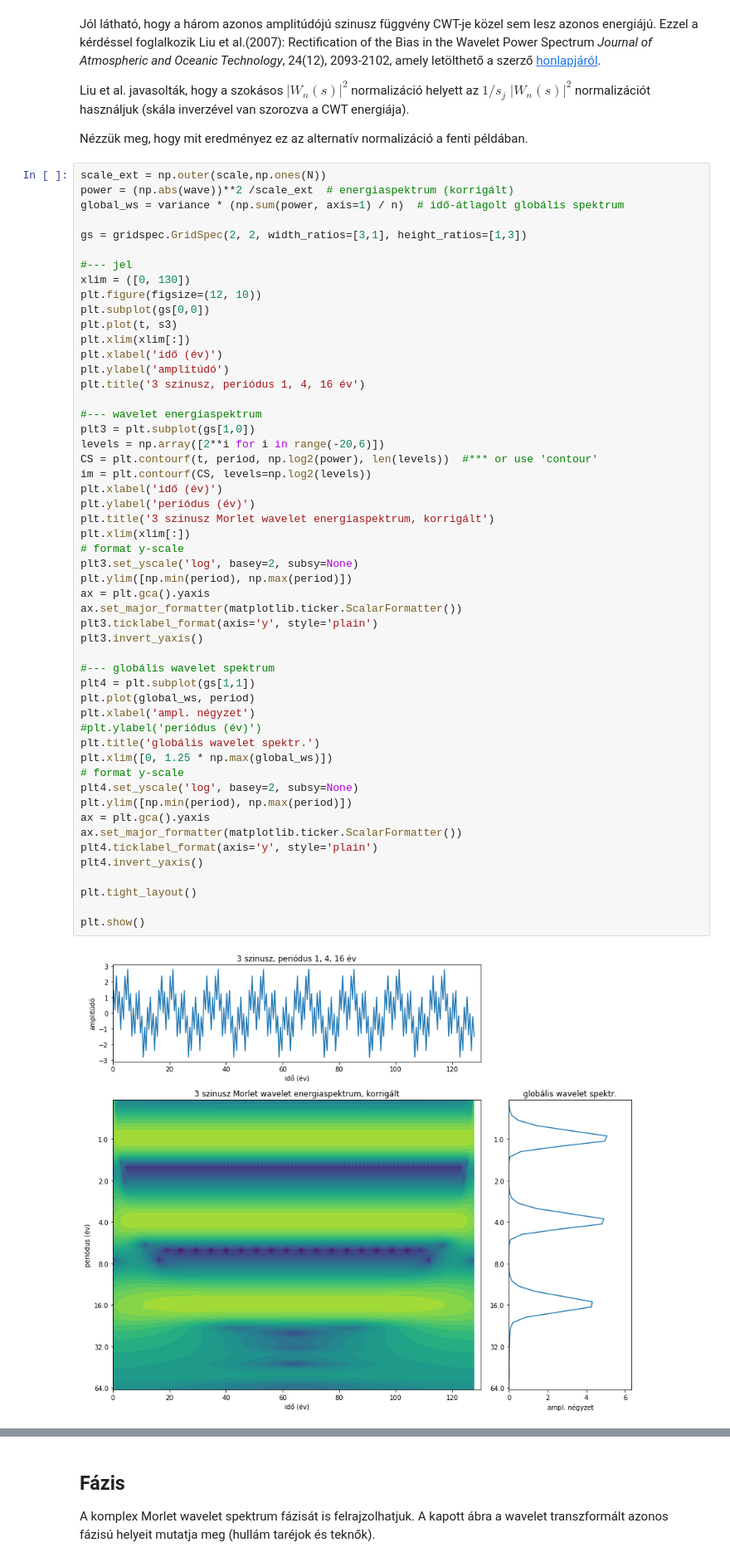
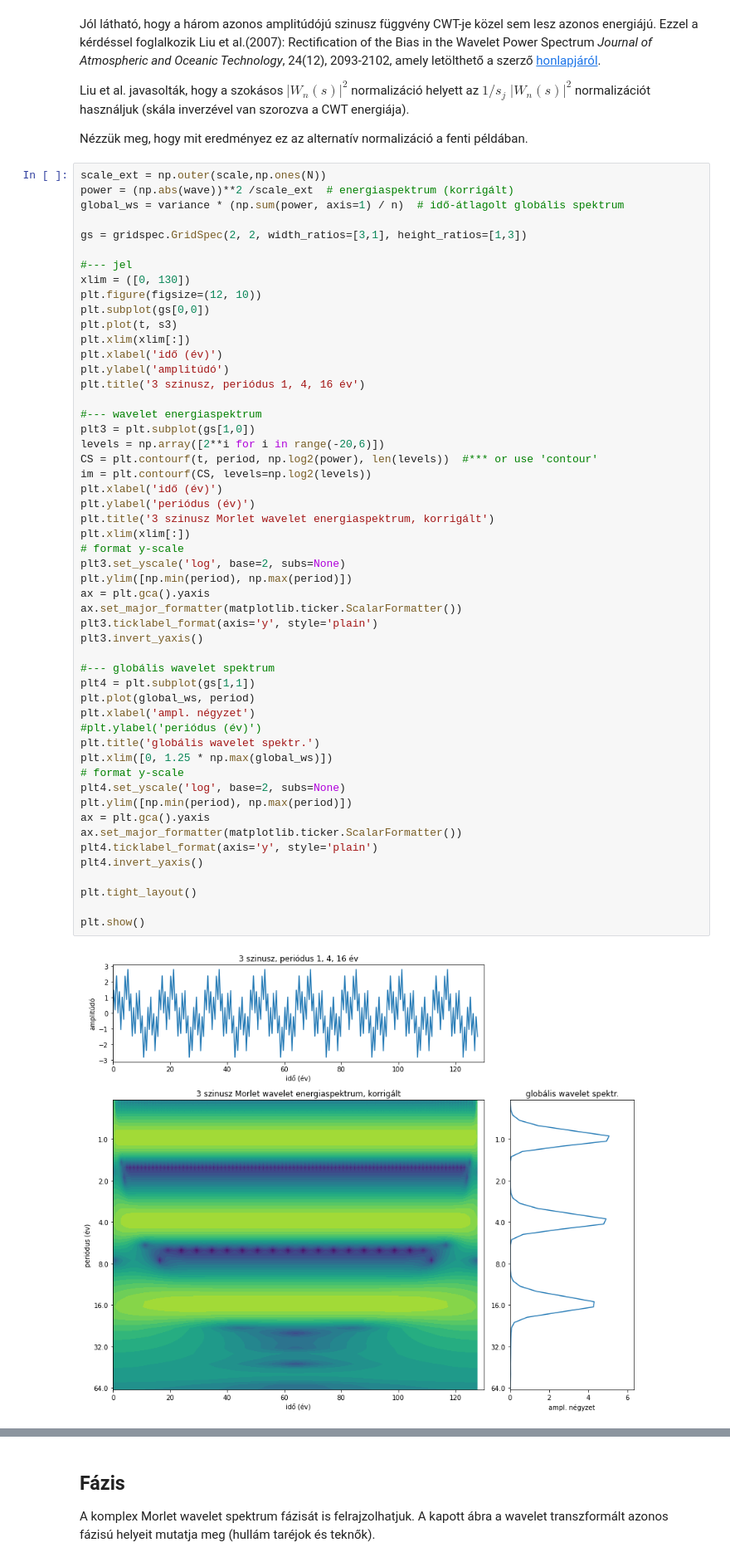
Before and after one commit to gyulat/Wavelet, a Jupyter notebook: SST.ipynb, the cells around one changed output, grey strips where cells are left out. Shown at 83% size. Saved outputs shown, nothing was run; the diff lists cells and outputs as text.

```diff
--- a/SST.ipynb
+++ b/SST.ipynb
@@ -286,36 +285,36 @@ CS = plt.contourf(t, period, np.log2(power), len(levels))  #*** or use 'contour'
 im = plt.contourf(CS, levels=np.log2(levels))
 plt.xlabel('idő (év)')
 plt.ylabel('periódus (év)')
 plt.title('3 szinusz Morlet wavelet energiaspektrum, korrigált')
 plt.xlim(xlim[:])
 # format y-scale
-plt3.set_yscale('log', basey=2, subsy=None)
+plt3.set_yscale('log', base=2, subs=None)
 plt.ylim([np.min(period), np.max(period)])
 ax = plt.gca().yaxis
 ax.set_major_formatter(matplotlib.ticker.ScalarFormatter())
 plt3.ticklabel_format(axis='y', style='plain')
 plt3.invert_yaxis()
 
 #--- globális wavelet spektrum
 plt4 = plt.subplot(gs[1,1])
 plt.plot(global_ws, period)
 plt.xlabel('ampl. négyzet')
 #plt.ylabel('periódus (év)')
 plt.title('globális wavelet spektr.')
 plt.xlim([0, 1.25 * np.max(global_ws)])
 # format y-scale
-plt4.set_yscale('log', basey=2, subsy=None)
+plt4.set_yscale('log', base=2, subs=None)
 plt.ylim([np.min(period), np.max(period)])
 ax = plt.gca().yaxis
 ax.set_major_formatter(matplotlib.ticker.ScalarFormatter())
 plt4.ticklabel_format(axis='y', style='plain')
 plt4.invert_yaxis()
 
 plt.tight_layout()
 
 plt.show()
 # %% [output]
-[figure, old version]
+[figure, new version]
 # %% [markdown]
 Most az egyes szinusz hullámok már közel azonos energiájúak. Viszont van egy bökkenő. A fehérzaj *korrigált* spektruma nem azonos teljesítményű az összes frekvencián, tehát a szignifikancia vizsgálathoz a **nem korrigált érték** kell.
 
```
Also changed, not shown: parts of 8 cells of this notebook, 3 other files.
